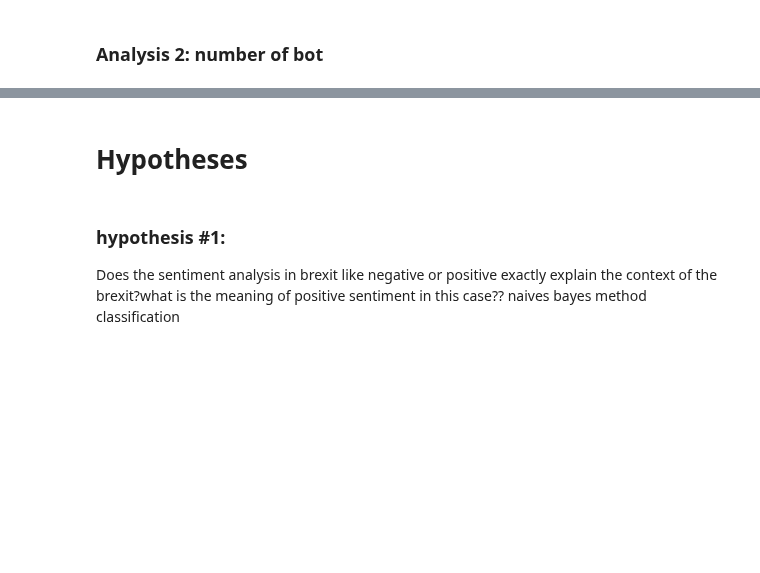
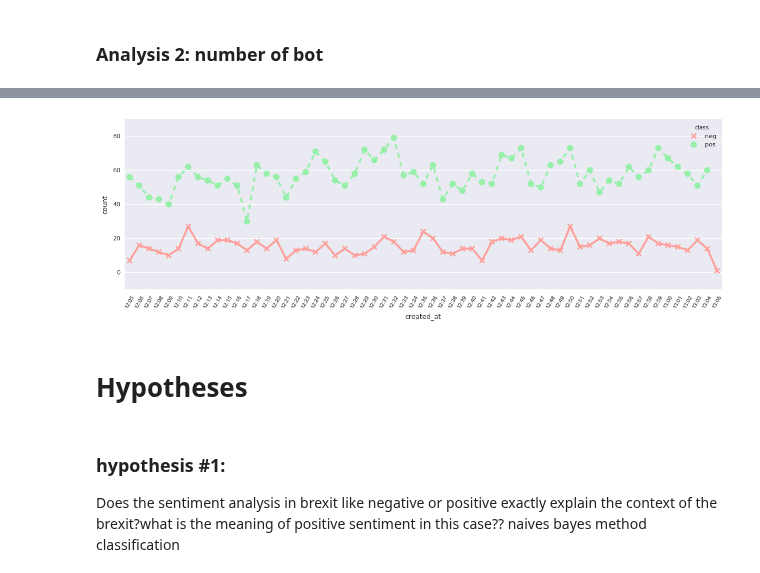
Before and after one commit to indralukmana/twitter-brexit, a Jupyter notebook: iqbal/bot_analysis.ipynb, the cells around one changed output, grey strips where cells are left out. Drawn from its saved outputs; the diff is of its cells as text; code cells hidden in the pictures; blank space fills up the shorter version.

```diff
--- a/iqbal/bot_analysis.ipynb
+++ b/iqbal/bot_analysis.ipynb
@@ -271,3 +360,24 @@ KeyError: 'class'
+# %%
+dims = (14, 4)
+fig, axarr = plt.subplots(figsize=dims)
+new_labels = ['created_at', 'class']
+ii=0
+
+
+sns.set()
+sns.set_context("paper")
+#sns.set_style("darkgrid", {'xtick.direction': u'out'})
+g=sns.pointplot(x="created_at", y="count", hue='class', data=time_analysis,
+              palette={"neg": "r", "pos": "g"},
+              markers=["x", "o"], linestyles=["-", "--"],
+              ax=axarr, scales=0.7, aspect=9.0
+             )
+
+for item in g.get_xticklabels():
+    item.set_rotation(60)
+    item.set_size(7.5)
+# %% [output]
+[figure, added]
 # %% [markdown]
 <h1>Hypotheses</h1>
 # %% [markdown]
```
Also changed, not shown: parts of 40 cells of this notebook.
